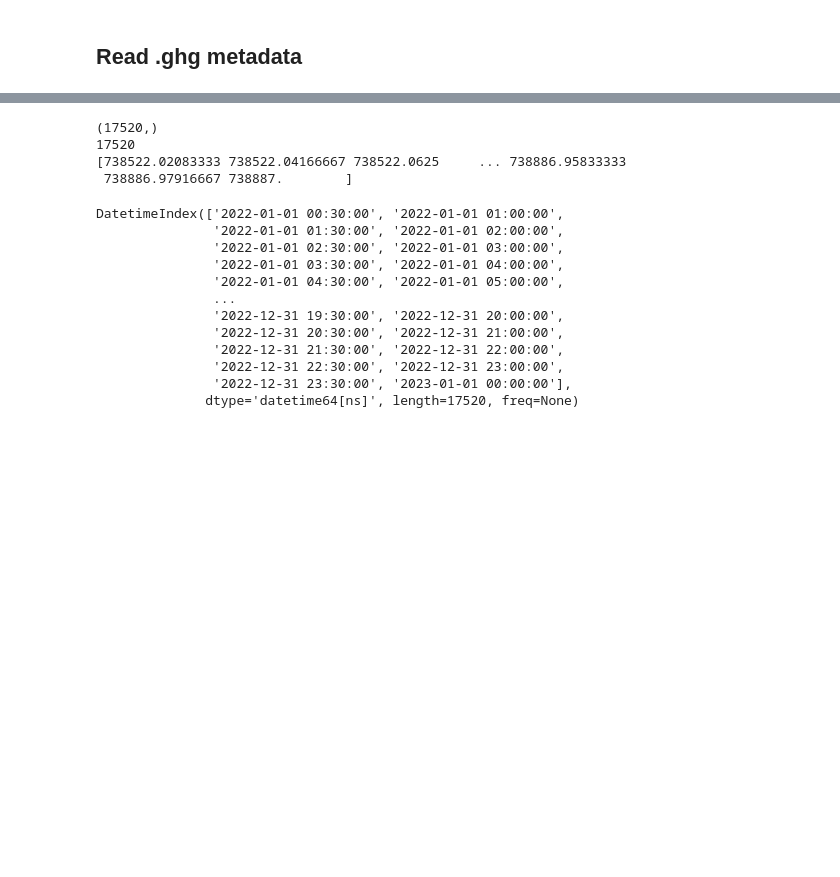
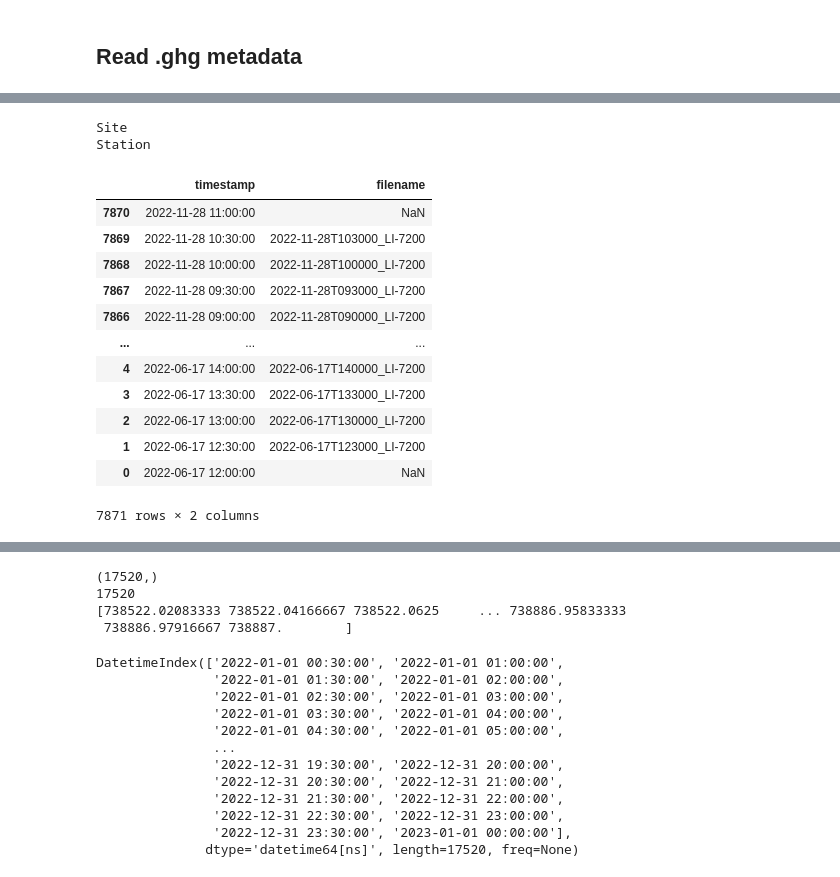
Before and after one commit to CANFLUX/GHG_Processing, a Jupyter notebook: GHG_Reader.ipynb, the cells around one changed output, grey strips where cells are left out. Cells and saved outputs as stored; diff of their text form; code cells hidden in the pictures; blank space fills up the shorter version.

```diff
--- a/GHG_Reader.ipynb
+++ b/GHG_Reader.ipynb
@@ -82,0 +3,47 @@ df
+# %%
+import os
+import time
+import pandas as pd
+import configparser
+from Parser import read_GHG
+from ipywidgets import FloatProgress
+from IPython.display import display
+
+# Site = 'BB2'
+
+# Values we expect to change
+# dynamicMetaData_Headers = ['canopy_height']
+
+# # Values we want to fix
+# staticMetaData_FloatHeaders = ['altitude', 'latitude', 'longitude']
+# staticMetaData_TextHeaders = ['site_name']
+
+# T1 = time.time()
+# print('Processing ghg files ')
+# f = FloatProgress(min=0, max=1)
+# display(f)
+# Walk through the directory to find all "raw" folders
+
+# N_recs = 4#8*31
+RG = read_GHG('Variable_defs.ini')
+RG.find_ghg('BB')
+RG.Read()
+for s in RG.staticMetatdata.sections():
+    print(s)
+RG.files
+# %% [output]
+Site
+Station
+|  | timestamp | filename |
+| 7870 | 2022-11-28 11:00:00 | NaN |
+| 7869 | 2022-11-28 10:30:00 | 2022-11-28T103000_LI-7200 |
+| 7868 | 2022-11-28 10:00:00 | 2022-11-28T100000_LI-7200 |
+| 7867 | 2022-11-28 09:30:00 | 2022-11-28T093000_LI-7200 |
+| 7866 | 2022-11-28 09:00:00 | 2022-11-28T090000_LI-7200 |
+| ... | ... | ... |
+| 4 | 2022-06-17 14:00:00 | 2022-06-17T140000_LI-7200 |
+| 3 | 2022-06-17 13:30:00 | 2022-06-17T133000_LI-7200 |
+| 2 | 2022-06-17 13:00:00 | 2022-06-17T130000_LI-7200 |
+| 1 | 2022-06-17 12:30:00 | 2022-06-17T123000_LI-7200 |
+| 0 | 2022-06-17 12:00:00 | NaN |
+7871 rows × 2 columns
```
Also changed, not shown: parts of 3 cells of this notebook, 1 other file.
